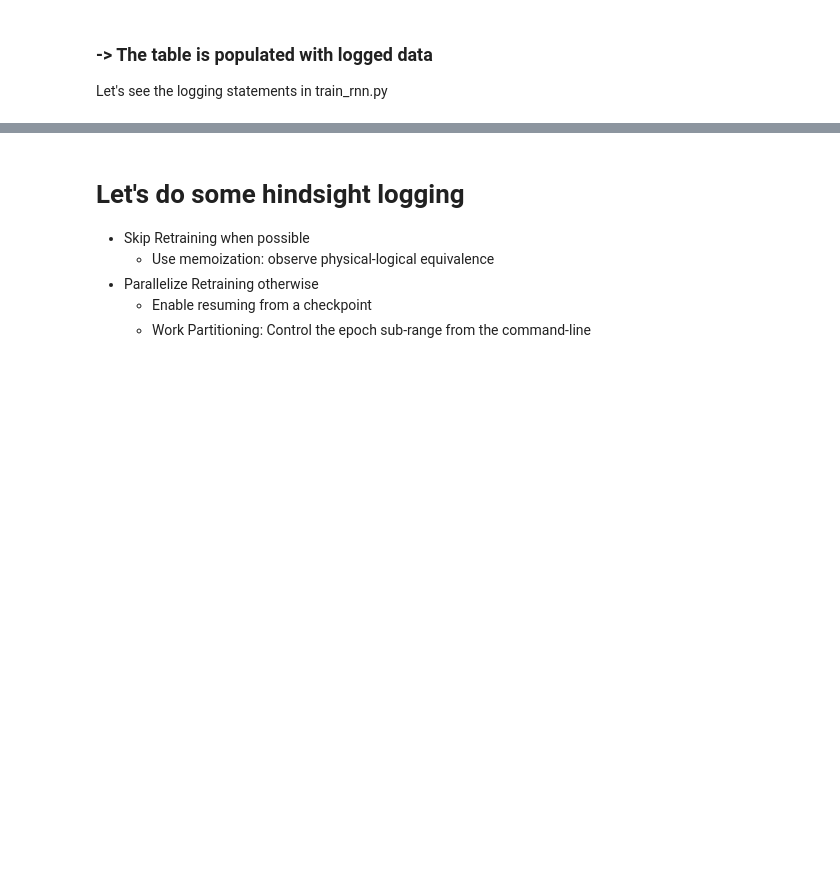
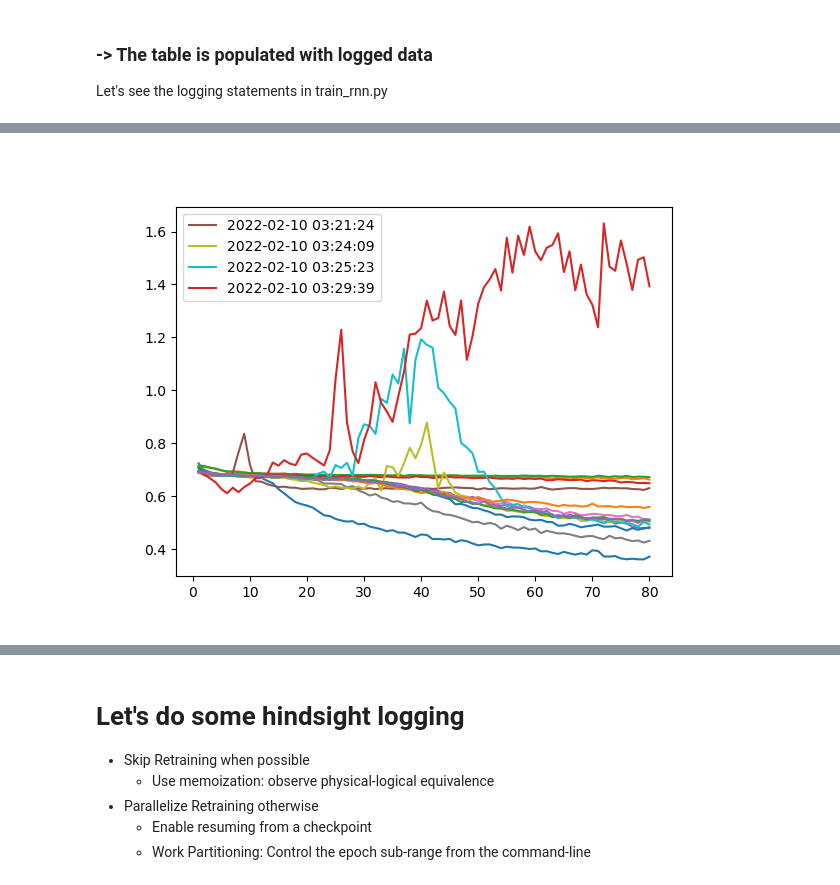
Before and after one commit to ucbrise/kaggle-nlp-disasters, a Jupyter notebook: demo.ipynb, the cells around one changed output, grey strips where cells are left out. Cells and saved outputs as stored; diff of their text form; code cells hidden in the pictures; blank space fills up the shorter version.

Commit message:
swapped plotly for matplotlib

```diff
--- a/demo.ipynb
+++ b/demo.ipynb
@@ -91,9 +124,11 @@ record_df['name'].unique(), replay_df['name'].unique() # What did I log in the p
 # %%
+# import plotly.express as px
+
 df = record_df
+df = df[df['tstamp'] >= np.Datetime64('2022-02-10')]
 avg_train_loss = df[df['name'] == 'avg_train_loss']
 avg_train_loss_agg = avg_train_loss.groupby(['tstamp', 'epoch']).agg({'value': 'mean'}).reset_index()
 avg_train_loss_agg['tstamp'] = avg_train_loss_agg['tstamp'].map(str)
 avg_train_loss_agg # Rollup
-
-fig = px.scatter_3d(avg_train_loss_agg, x='tstamp', y='epoch', z='value', color='tstamp')
-fig.show()
+# fig = px.line_3d(avg_train_loss_agg, x='tstamp', y='epoch', z='value', color='tstamp')
+# fig.show()
@@ -100 +151,15 @@ fig.show()
+# %%
+%matplotlib widget
+fig = plt.figure()
+ax = plt.subplot()
+for t in avg_train_loss_agg['tstamp'].drop_duplicates().values:
+    df = avg_train_loss_agg[avg_train_loss_agg['tstamp'] == t]
+    if any(df['value'] > 0.8):
+        ax.plot(df['epoch'], df['value'], label=t)
+    else:
+        ax.plot(df['epoch'], df['value'])
+ax.legend()
+plt.show()
+# %% [output]
+[figure, added]
 # %%
```
Also changed, not shown: parts of 7 cells of this notebook.
